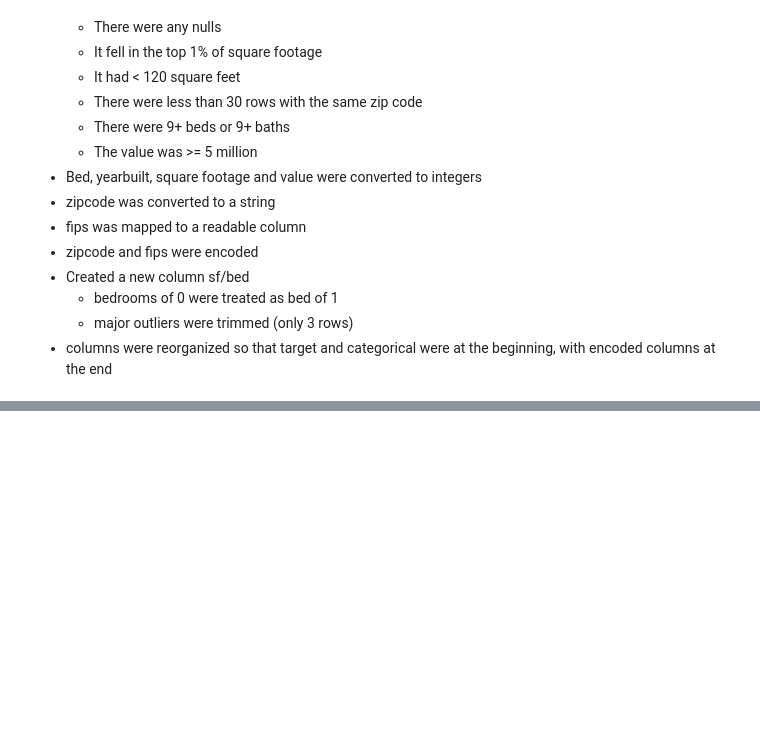
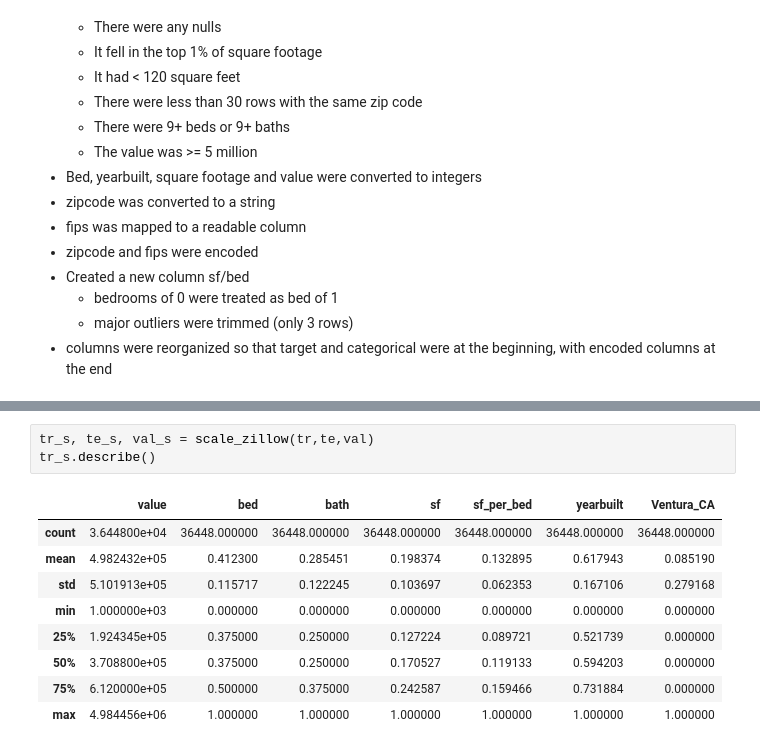
Before and after one commit to Cayt-Schlichting/example-regression-project, a Jupyter notebook: wrangle_notebook.ipynb, the cells around one changed output, grey strips where cells are left out. Drawn from its saved outputs; the diff is of its cells as text; blank space fills up the shorter version.

```diff
--- a/wrangle_notebook.ipynb
+++ b/wrangle_notebook.ipynb
@@ -344,0 +656,13 @@ memory usage: 2.6+ MB
+# %%
+tr_s, te_s, val_s = scale_zillow(tr,te,val)
+tr_s.describe()
+# %% [output]
+|  | value | bed | bath | sf | sf_per_bed | yearbuilt | Ventura_CA |
+| count | 3.644800e+04 | 36448.000000 | 36448.000000 | 36448.000000 | 36448.000000 | 36448.000000 | 36448.000000 |
+| mean | 4.982432e+05 | 0.412300 | 0.285451 | 0.198374 | 0.132895 | 0.617943 | 0.085190 |
+| std | 5.101913e+05 | 0.115717 | 0.122245 | 0.103697 | 0.062353 | 0.167106 | 0.279168 |
+| min | 1.000000e+03 | 0.000000 | 0.000000 | 0.000000 | 0.000000 | 0.000000 | 0.000000 |
+| 25% | 1.924345e+05 | 0.375000 | 0.250000 | 0.127224 | 0.089721 | 0.521739 | 0.000000 |
+| 50% | 3.708800e+05 | 0.375000 | 0.250000 | 0.170527 | 0.119133 | 0.594203 | 0.000000 |
+| 75% | 6.120000e+05 | 0.500000 | 0.375000 | 0.242587 | 0.159466 | 0.731884 | 0.000000 |
+| max | 4.984456e+06 | 1.000000 | 1.000000 | 1.000000 | 1.000000 | 1.000000 | 1.000000 |
```
Also changed, not shown: parts of 42 cells of this notebook, 1 other file.
